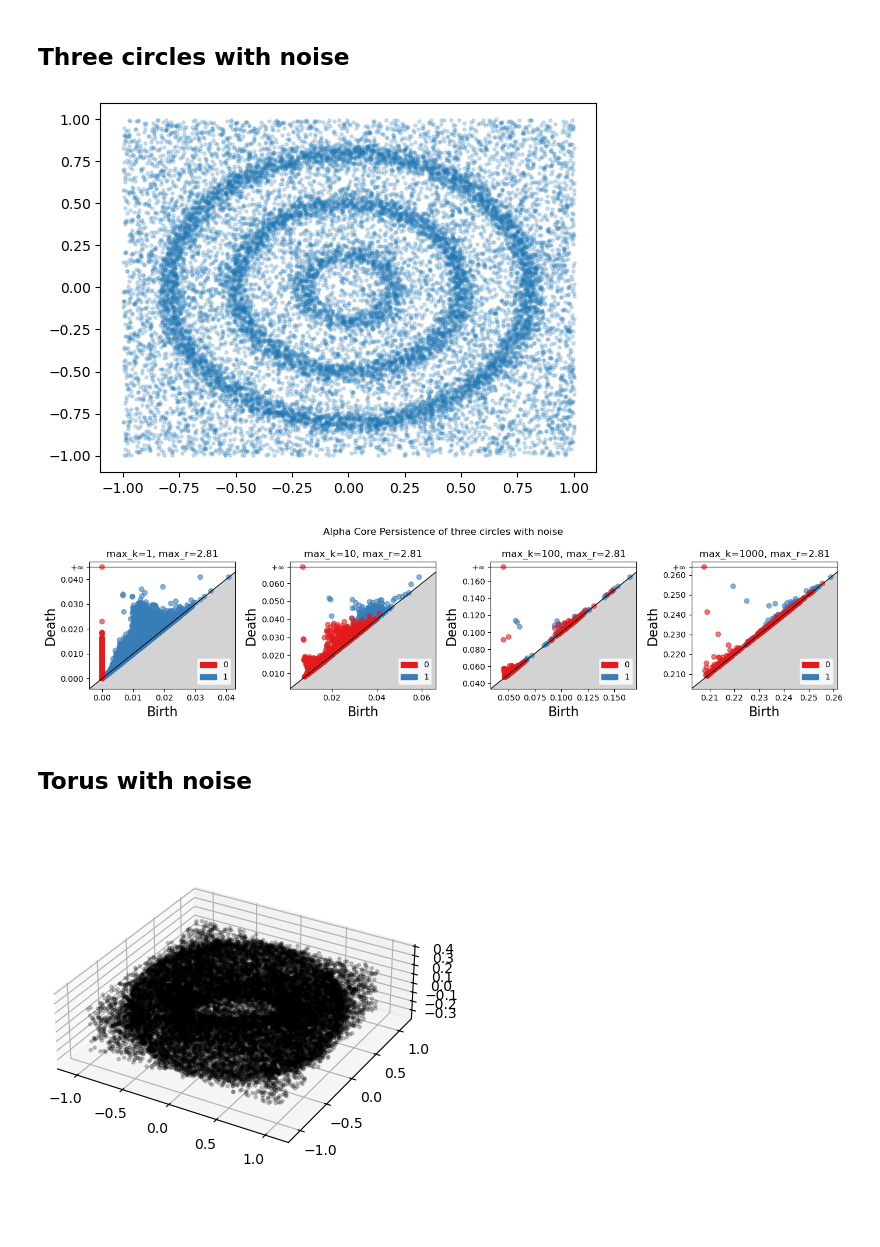
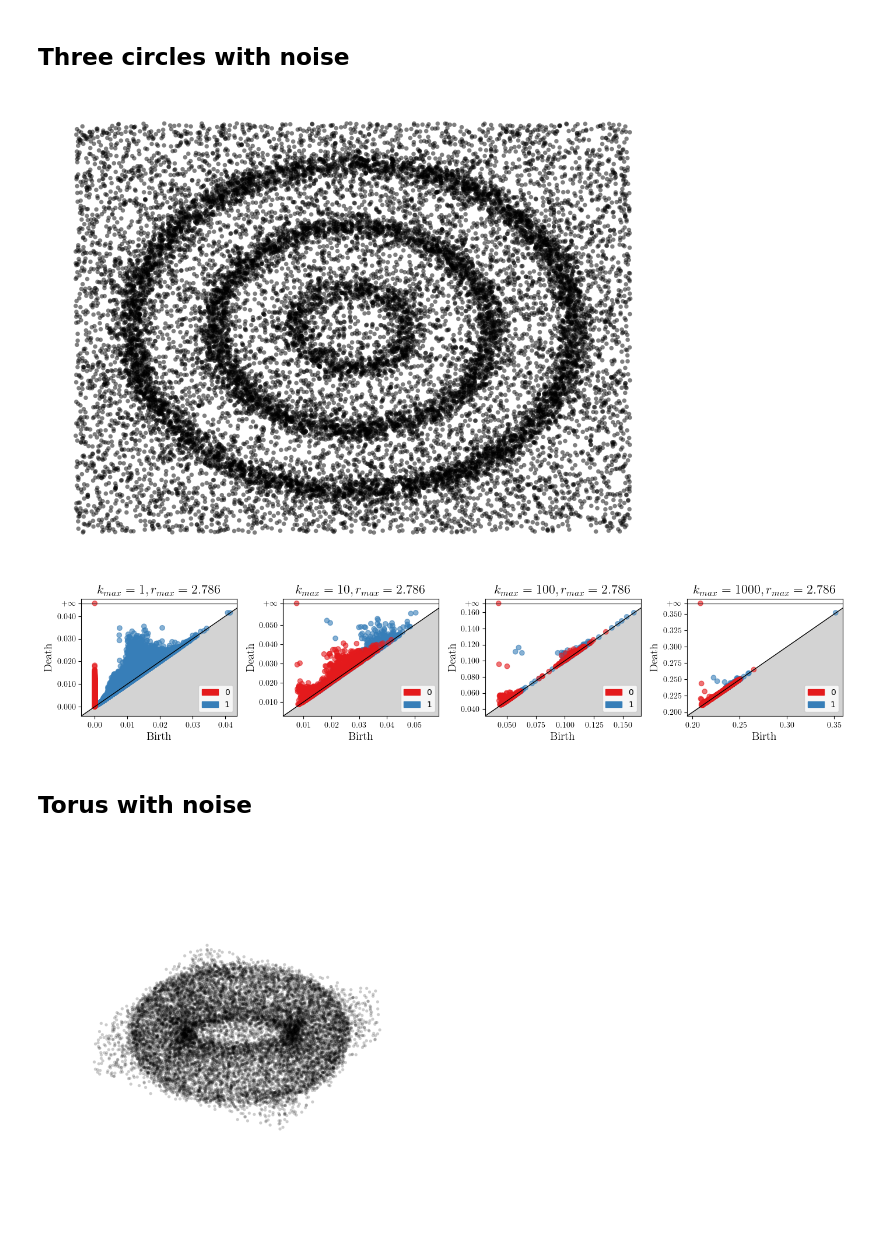
Before and after one commit to odinhg/core, a Jupyter notebook: 04_experiments.ipynb, the cells around one changed output. Drawn from its saved outputs; the diff is of its cells as text; code cells hidden in the pictures.

```diff
--- a/04_experiments.ipynb
+++ b/04_experiments.ipynb
@@ -32,29 +33,32 @@ Z3 = sample_circle(N3, rng, r=0.2, variance=0.001)
 
 Y = sample_rectangle(M, rng)
 X = np.r_[Z1, Z2, Z3, Y]
-plt.scatter(*X.T, s=5, alpha=0.2)
+plt.scatter(*X.T, s=10, color="black", alpha=0.5, edgecolor="none")
+plt.gca().axis("off")
+plt.tight_layout()
 plt.show()
 # %% [output]
-[figure, old version]
+[figure, new version]
 # %%
 max_ks = [1, 10, 100, 1000]
 max_r = 2*math.sqrt(Miniball(X).squared_radius())
 
-fig, axs = plt.subplots(ncols=len(max_ks), figsize=(14, 14 / len(max_ks)))
-fig.suptitle("Alpha Core Persistence of three circles with noise")
+plt.rcParams['text.usetex'] = True
+params = {'mathtext.default': 'regular' }
+fig, axs = plt.subplots(ncols=len(max_ks), figsize=(14, 14 // len(max_ks)))
 for i, max_k in enumerate(max_ks):
     st_alpha_core = alpha_core(points=X, k=max_k, max_r=max_r)
-    gudhi.plot_persistence_diagram(st_alpha_core.persistence(), axes=axs[i])
-    axs[i].set_title(f"max_k={max_k}, max_r={max_r:.2f}")
+    gudhi.plot_persistence_diagram(st_alpha_core.persistence(), axes=axs[i], fontsize=14)
+    axs[i].set_title(r"$k_{max}=" + f"{max_k}, " + r"r_{max}=" + f"{max_r:.3f}$", fontsize=16)
 fig.tight_layout()
 plt.show()
 # %% [output]
-[figure, old version]
+[figure, new version]
 # %% [markdown]
 ## Torus with noise
 # %%
 N = 10_000
-M = 10_000
+M = 5_000
 
 Z = sample_torus(N, rng, variance=0.001)
 Y = sample_cube(M, rng, lower_left_corner=(-1, -1, -0.25), upper_right_corner=(1, 1, 0.25))
@@ -62,11 +66,12 @@ X = np.r_[Z, Y]
 
 fig = plt.figure()
 ax = fig.add_subplot(projection="3d")
-ax.scatter(*X.T, alpha=0.2, color="black", s=5)
+ax.scatter(*X.T, alpha=0.2, color="black", s=5, edgecolor="none")
 ax.set_aspect("equal")
+ax.axis("off")
 plt.show()
 # %% [output]
-[figure, old version]
+[figure, new version]
 # %%
 max_ks = [1, 10, 100, 1000]
 max_r = 2*math.sqrt(Miniball(X).squared_radius())
```
Also changed, not shown: parts of 2 cells of this notebook, 5 other files.
